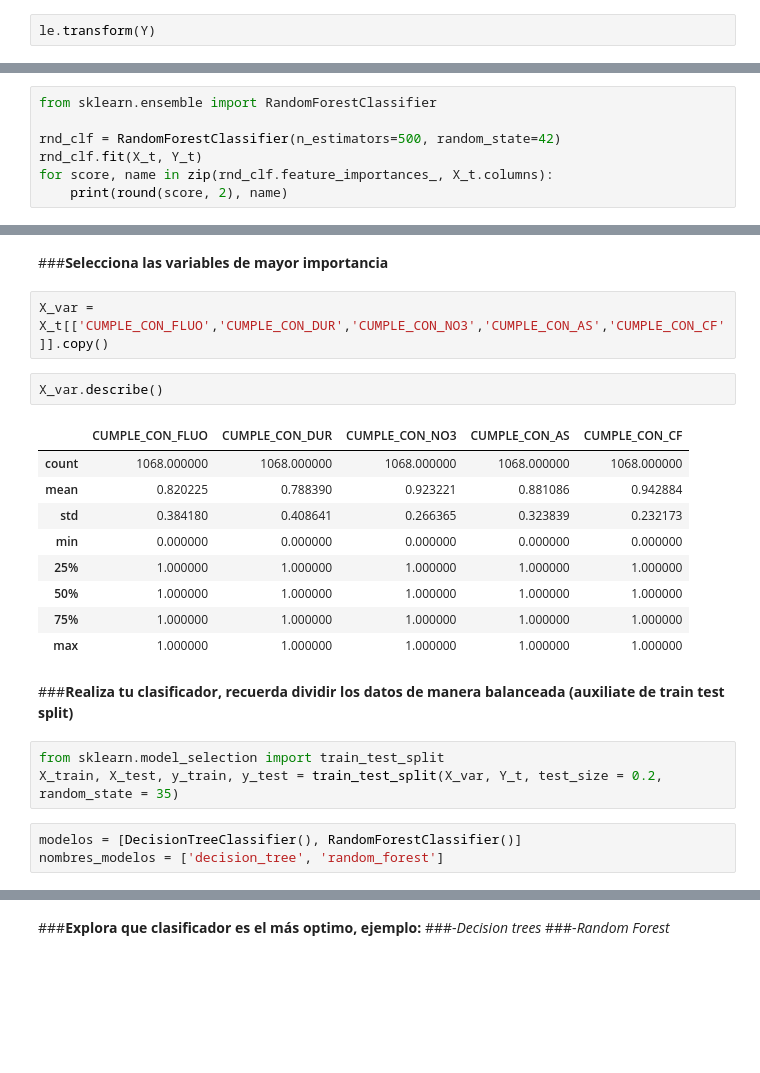
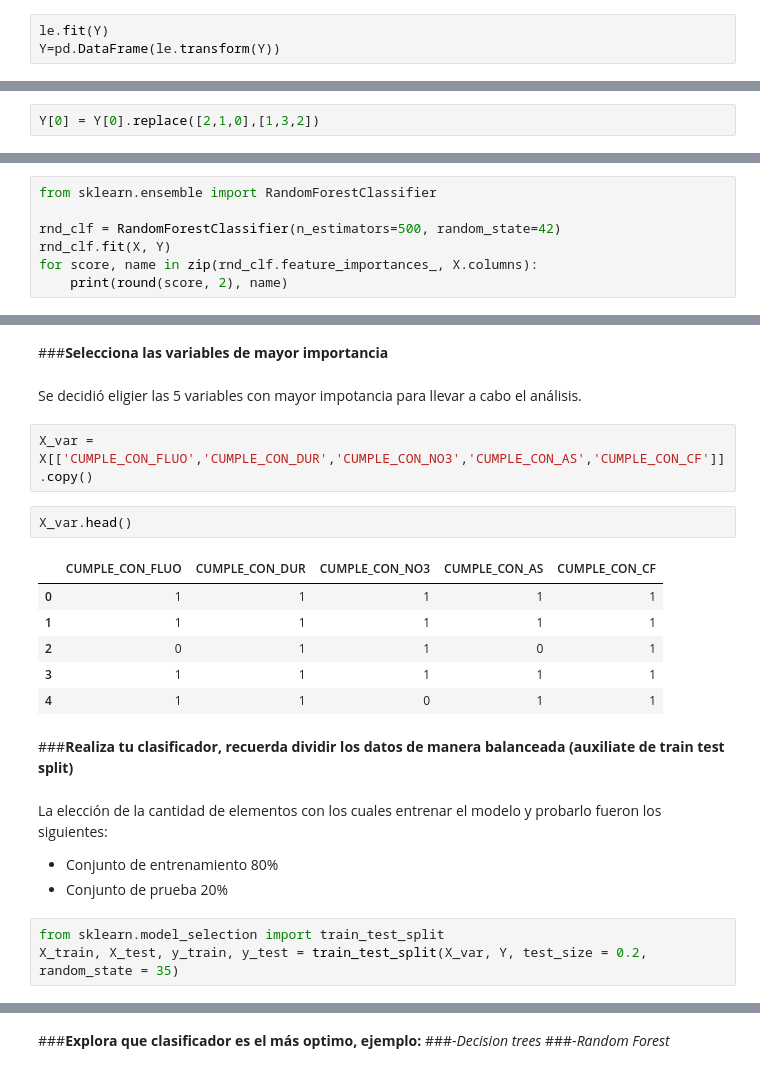
Before and after one commit to PosgradoMNA/actividades-del-projecto-equipo_36, a Jupyter notebook: Reto_Aguas_subterraneas_Entrega2.ipynb, the cells around one changed output, grey strips where cells are left out. Cells and saved outputs as stored; diff of their text form; blank space fills up the shorter version.

```diff
--- a/Reto_Aguas_subterraneas_Entrega2.ipynb
+++ b/Reto_Aguas_subterraneas_Entrega2.ipynb
@@ -157,2 +140,3 @@ list(le.classes_)
 # %%
-le.transform(Y)
+le.fit(Y)
+Y=pd.DataFrame(le.transform(Y))
@@ -189 +150,3 @@ dtype: int64
+# %%
+Y[0] = Y[0].replace([2,1,0],[1,3,2])
 # %%
@@ -208,8 +166,8 @@ dtype: int64
 from sklearn.ensemble import RandomForestClassifier
 
 rnd_clf = RandomForestClassifier(n_estimators=500, random_state=42)
-rnd_clf.fit(X_t, Y_t)
-for score, name in zip(rnd_clf.feature_importances_, X_t.columns):
+rnd_clf.fit(X, Y)
+for score, name in zip(rnd_clf.feature_importances_, X.columns):
     print(round(score, 2), name)
 # %% [output]
 0.03 CUMPLE_CON_ALC
@@ -229,25 +187,26 @@ for score, name in zip(rnd_clf.feature_importances_, X_t.columns):
 0.07 CUMPLE_CON_FE
 # %% [markdown]
 ###**Selecciona las variables de mayor importancia**
+# %% [markdown]
+Se decidió eligier las 5 variables con mayor impotancia para llevar a cabo el análisis.
 # %%
-X_var = X_t[['CUMPLE_CON_FLUO','CUMPLE_CON_DUR','CUMPLE_CON_NO3','CUMPLE_CON_AS','CUMPLE_CON_CF']].copy()
+X_var = X[['CUMPLE_CON_FLUO','CUMPLE_CON_DUR','CUMPLE_CON_NO3','CUMPLE_CON_AS','CUMPLE_CON_CF']].copy()
 # %%
-X_var.describe()
+X_var.head()
 # %% [output]
 |  | CUMPLE_CON_FLUO | CUMPLE_CON_DUR | CUMPLE_CON_NO3 | CUMPLE_CON_AS | CUMPLE_CON_CF |
-| count | 1068.000000 | 1068.000000 | 1068.000000 | 1068.000000 | 1068.000000 |
-| mean | 0.820225 | 0.788390 | 0.923221 | 0.881086 | 0.942884 |
-| std | 0.384180 | 0.408641 | 0.266365 | 0.323839 | 0.232173 |
-| min | 0.000000 | 0.000000 | 0.000000 | 0.000000 | 0.000000 |
-| 25% | 1.000000 | 1.000000 | 1.000000 | 1.000000 | 1.000000 |
-| 50% | 1.000000 | 1.000000 | 1.000000 | 1.000000 | 1.000000 |
-| 75% | 1.000000 | 1.000000 | 1.000000 | 1.000000 | 1.000000 |
-| max | 1.000000 | 1.000000 | 1.000000 | 1.000000 | 1.000000 |
+| 0 | 1 | 1 | 1 | 1 | 1 |
+| 1 | 1 | 1 | 1 | 1 | 1 |
+| 2 | 0 | 1 | 1 | 0 | 1 |
+| 3 | 1 | 1 | 1 | 1 | 1 |
+| 4 | 1 | 1 | 0 | 1 | 1 |
 # %% [markdown]
 ###**Realiza tu clasificador, recuerda dividir los datos de manera balanceada (auxiliate de train test split)**
+# %% [markdown]
+La elección de la cantidad de elementos con los cuales entrenar el modelo y probarlo fueron los siguientes:
+
+*   Conjunto de entrenamiento 80%
+*   Conjunto de prueba 20%
 # %%
 from sklearn.model_selection import train_test_split
-X_train, X_test, y_train, y_test = train_test_split(X_var, Y_t, test_size = 0.2, random_state = 35)
+X_train, X_test, y_train, y_test = train_test_split(X_var, Y, test_size = 0.2, random_state = 35)
-# %%
-modelos = [DecisionTreeClassifier(), RandomForestClassifier()]
-nombres_modelos = ['decision_tree', 'random_forest']
```
Also changed, not shown: parts of 54 cells of this notebook.
